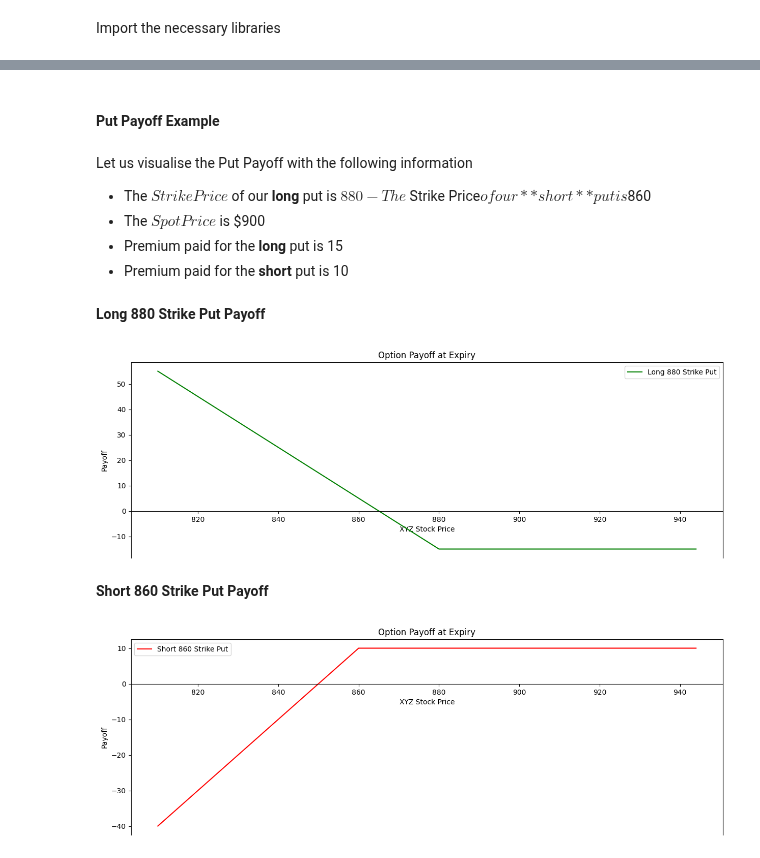
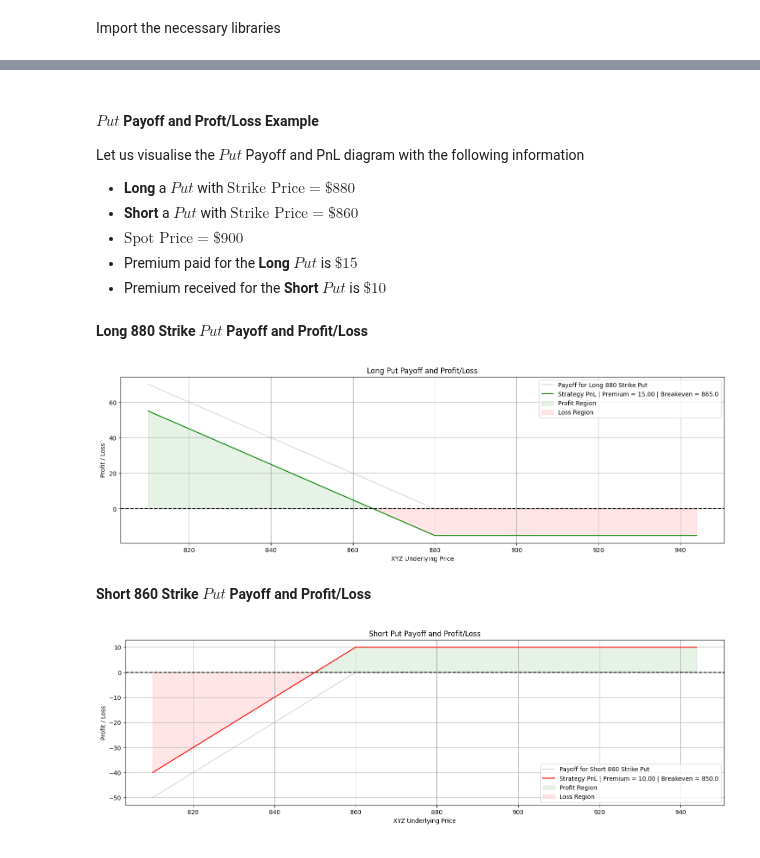
Before and after one commit to KevinTan1203/Systematic-Quant-Trading, a Jupyter notebook: Quantitative Concepts/Derivatives & Options/Options.ipynb, the cells around one changed output, grey strips where cells are left out. Drawn from its saved outputs; the diff is of its cells as text; code cells hidden in the pictures.

Commit message:
Updated Options Concept

```diff
--- a/Quantitative Concepts/Derivatives & Options/Options.ipynb
+++ b/Quantitative Concepts/Derivatives & Options/Options.ipynb
@@ -23,4 +54,11 @@ Recall:
 # %%
-def put_payoff(sT, strike_price, premium):
-  return np.where(sT < strike_price, strike_price - sT, 0) - premium
+def put_payoff(sT, strike_price, action="long"): # Action can be "long" or "short", which means buying or selling the put option, respectively.
+  if action == "long":
+    # Buying put meaans that you will make a profit if the underlying price goes down, and you will lose money if the underlying price goes up.
+    # The payoff is the difference between the strike price and the underlying price at maturity
+    return np.where(sT < strike_price, strike_price - sT, 0)
+  elif action == "short":
+    # Selling put means that you will make a profit if the underlying price goes up, and you will lose money if the underlying price goes down.
+    # The payoff is the difference between the underlying price and the strike price at maturity
+    return np.where(sT < strike_price, sT - strike_price, 0)
 # %% [markdown]
@@ -47,39 +108,39 @@ def pay_off_plot(sT, payoffs, label_info, line_colour='g'):
   plt.legend()
   plt.show()
-# %% [markdown]
-#### Put Payoff Example
 # %% [markdown]
-Let us visualise the Put Payoff with the following information
-- The $Strike Price$ of our **long** put is $880
-- The $Strike Price$ of our **short** put is $860
-- The $Spot Price$ is $900
-- Premium paid for the **long** put is 15
-- Premium paid for the **short** put is 10
+#### $Put$ Payoff and Proft/Loss Example
+
+Let us visualise the $Put$ Payoff and PnL diagram with the following information
+- **Long** a $Put$ with $\text{Strike Price} = {\$880}$
+- **Short** a $Put$ with $\text{Strike Price} = {\$860}$
+- $\text{Spot Price} = {\$900}$
+- Premium paid for the **Long** $Put$ is $\$15$
+- Premium received for the **Short** $Put$ is $\$10$
 # %%
 spot_price = 900
 
-# Long put
-strike_price_long_put = 880
-premium_long_put = 15
+# Long Put
+strike_price_long_Put = 880
+premium_long_Put = 15
 
-# Short put
-strike_price_short_put = 860
-premium_short_put = 10
+# Short Put
+strike_price_short_Put = 860
+premium_short_Put = 10
 
-# Stock price range at expiration of the put
+# underlying price range at expiration of the Put
 sT = np.arange(0.9*spot_price,1.05*spot_price,1)
 # %% [markdown]
-**Long 880 Strike Put Payoff**
+**Long 880 Strike $Put$ Payoff and Profit/Loss**
 # %%
-payoff_long_put = put_payoff(sT, strike_price_long_put, premium_long_put)
-pay_off_plot(sT, payoff_long_put, 'Long 880 Strike Put')
+payoff_long_Put = put_payoff(sT, strike_price_long_Put, action="long")
+payoff_profit_loss_plot(sT, payoff_long_Put, premium_long_Put, action='long', label_info='Long 880 Strike Put', title='Long Put Payoff and Profit/Loss')
 # %% [output]
-[figure, old version]
+[figure, new version]
 # %% [markdown]
-**Short 860 Strike Put Payoff**
+**Short 860 Strike $Put$ Payoff and Profit/Loss**
 # %%
-payoff_short_put = -put_payoff(sT, strike_price_short_put, premium_short_put)
-pay_off_plot(sT, payoff_short_put, 'Short 860 Strike Put', 'r')
+payoff_short_Put = put_payoff(sT, strike_price_short_Put, action="short")
+payoff_profit_loss_plot(sT, payoff_short_Put, premium_short_Put, action="short", label_info="Short 860 Strike Put", title="Short Put Payoff and Profit/Loss", line_colour="r")
 # %% [output]
-[figure, old version]
+[figure, new version]
 # %% [markdown]
```
Also changed, not shown: parts of 43 cells of this notebook.
